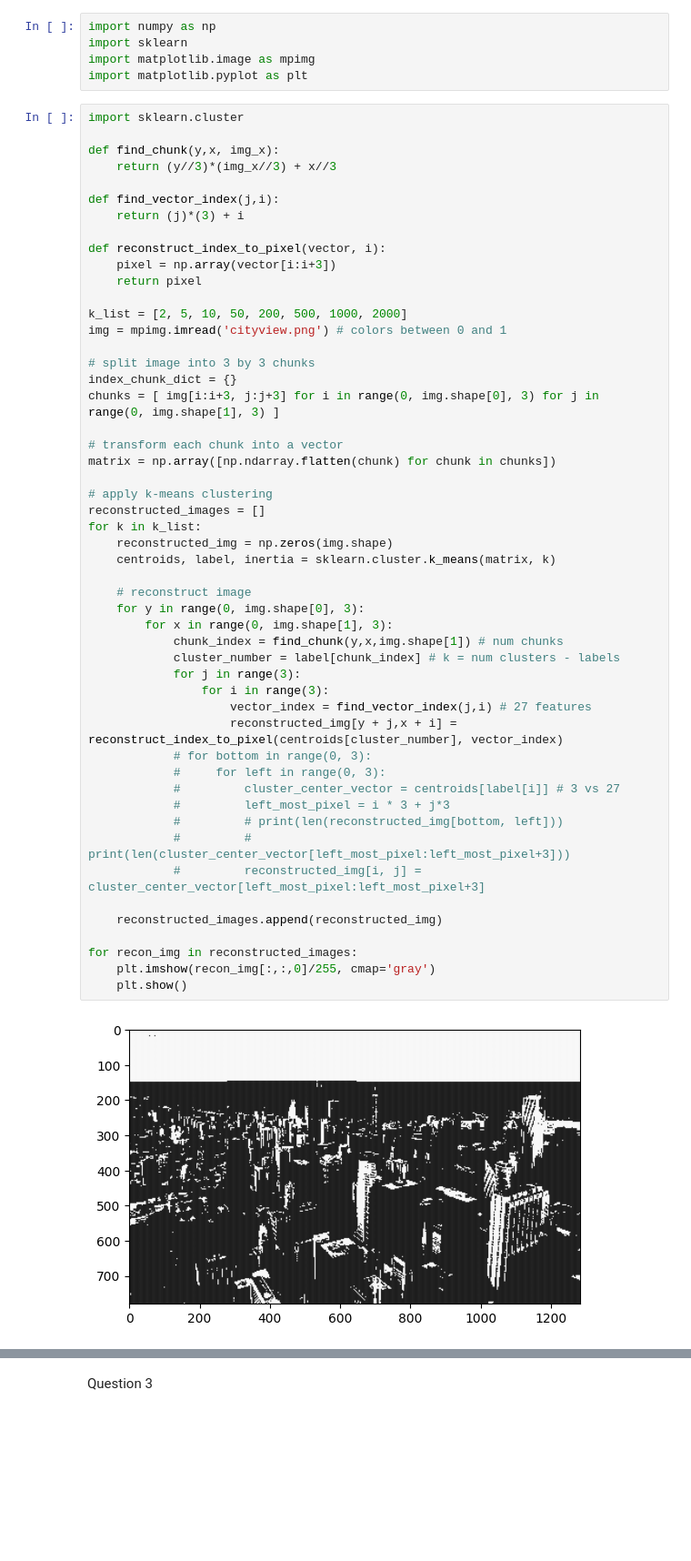
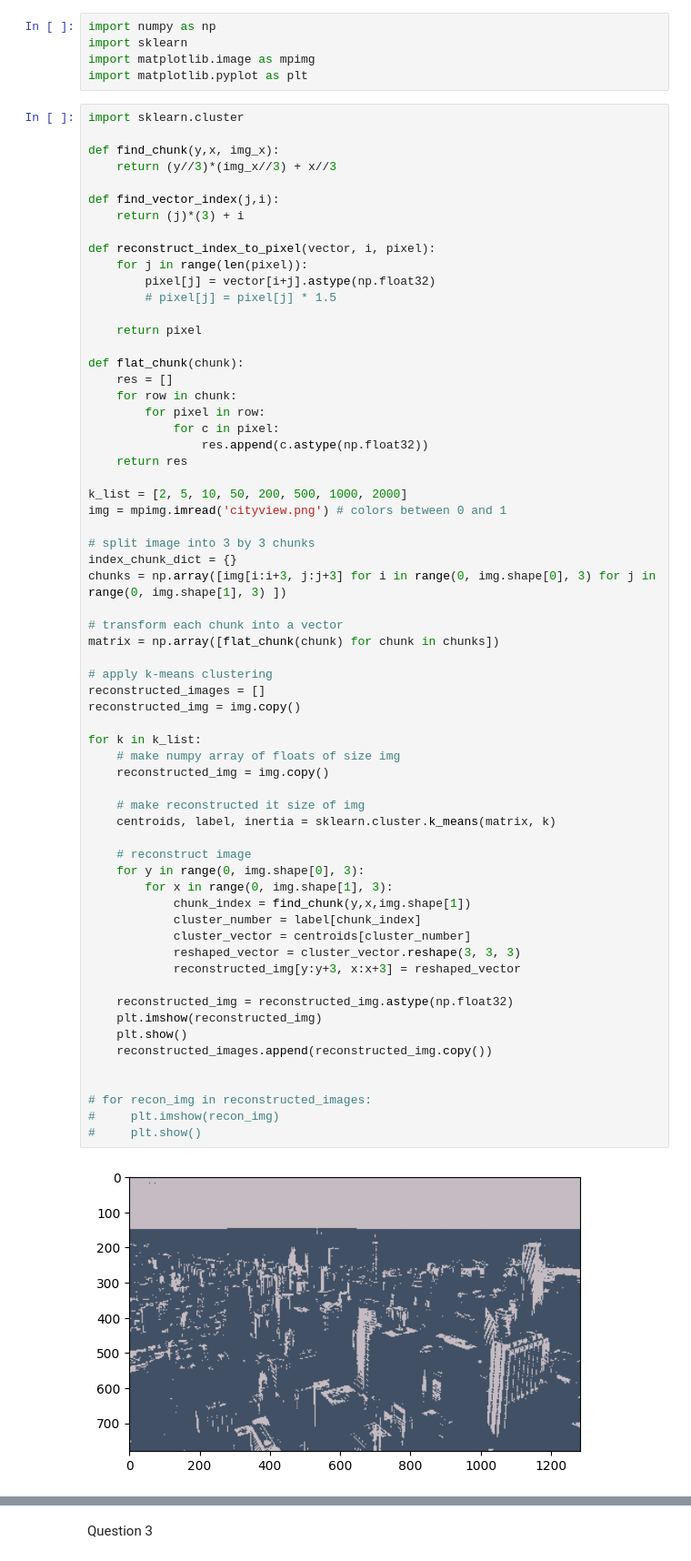
Before and after one commit to DorianAtSchool/rep589, a Jupyter notebook: hw4/hw4_sub.ipynb, the cells around one changed output, grey strips where cells are left out. Shown at 91% size. Saved outputs shown, nothing was run; the diff lists cells and outputs as text; blank space fills up the shorter version.

```diff
--- a/hw4/hw4_sub.ipynb
+++ b/hw4/hw4_sub.ipynb
@@ -10,54 +10,66 @@ import matplotlib.pyplot as plt
 # %%
 import sklearn.cluster
 
 def find_chunk(y,x, img_x):
     return (y//3)*(img_x//3) + x//3
 
 def find_vector_index(j,i):
     return (j)*(3) + i
 
-def reconstruct_index_to_pixel(vector, i):
-    pixel = np.array(vector[i:i+3])
+def reconstruct_index_to_pixel(vector, i, pixel):
+    for j in range(len(pixel)):
+        pixel[j] = vector[i+j].astype(np.float32)
+        # pixel[j] = pixel[j] * 1.5
+
     return pixel
+
+def flat_chunk(chunk):
+    res = []
+    for row in chunk:
+        for pixel in row:
+            for c in pixel:
+                res.append(c.astype(np.float32))
+    return res
 
 k_list = [2, 5, 10, 50, 200, 500, 1000, 2000]
 img = mpimg.imread('cityview.png') # colors between 0 and 1
 
 # split image into 3 by 3 chunks
 index_chunk_dict = {}
-chunks = [ img[i:i+3, j:j+3] for i in range(0, img.shape[0], 3) for j in range(0, img.shape[1], 3) ]
+chunks = np.array([img[i:i+3, j:j+3] for i in range(0, img.shape[0], 3) for j in range(0, img.shape[1], 3) ])
 
 # transform each chunk into a vector
-matrix = np.array([np.ndarray.flatten(chunk) for chunk in chunks])
+matrix = np.array([flat_chunk(chunk) for chunk in chunks])
 
 # apply k-means clustering
 reconstructed_images = []
+reconstructed_img = img.copy()
+
 for k in k_list:
-    reconstructed_img = np.zeros(img.shape)
+    # make numpy array of floats of size img
+    reconstructed_img = img.copy()
+
+    # make reconstructed it size of img
     centroids, label, inertia = sklearn.cluster.k_means(matrix, k)
 
     # reconstruct image
     for y in range(0, img.shape[0], 3):
         for x in range(0, img.shape[1], 3):
-            chunk_index = find_chunk(y,x,img.shape[1]) # num chunks
-            cluster_number = label[chunk_index] # k = num clusters - labels
-            for j in range(3):
-                for i in range(3):
-                    vector_index = find_vector_index(j,i) # 27 features
-                    reconstructed_img[y + j,x + i] = reconstruct_index_to_pixel(centroids[cluster_number], vector_index)
-            # for bottom in range(0, 3):
-            #     for left in range(0, 3):
-            #         cluster_center_vector = centroids[label[i]] # 3 vs 27
-            #         left_most_pixel = i * 3 + j*3
-            #         # print(len(reconstructed_img[bottom, left]))
-            #         # print(len(cluster_center_vector[left_most_pixel:left_most_pixel+3]))
-            #         reconstructed_img[i, j] = cluster_center_vector[left_most_pixel:left_most_pixel+3]
+            chunk_index = find_chunk(y,x,img.shape[1])
+            cluster_number = label[chunk_index]
+            cluster_vector = centroids[cluster_number]
+            reshaped_vector = cluster_vector.reshape(3, 3, 3)
+            reconstructed_img[y:y+3, x:x+3] = reshaped_vector
 
-    reconstructed_images.append(reconstructed_img)
+    reconstructed_img = reconstructed_img.astype(np.float32)
+    plt.imshow(reconstructed_img)
+    plt.show()
+    reconstructed_images.append(reconstructed_img.copy())
 
-for recon_img in reconstructed_images:
-    plt.imshow(recon_img[:,:,0]/255, cmap='gray')
-    plt.show()
+
+# for recon_img in reconstructed_images:
+#     plt.imshow(recon_img)
+#     plt.show()
 # %% [output]
-[figure, old version]
+[figure, new version]
 [figure]
```
Also changed, not shown: parts of 5 cells of this notebook, 1 other file.
